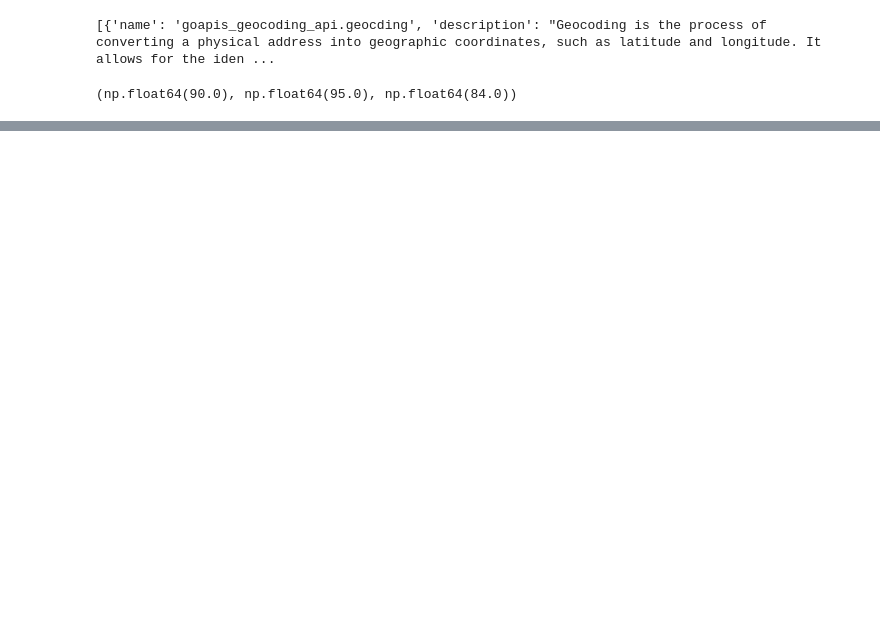
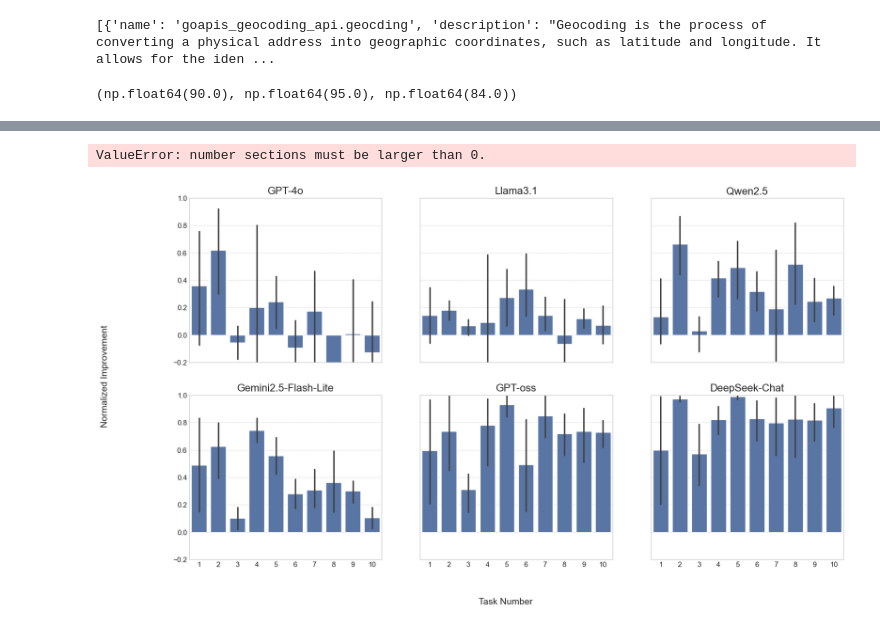
Before and after one commit to j-sneh/thesis-experiments, a Jupyter notebook: cleaner-analysis.ipynb, the cells around one changed output, grey strips where cells are left out. Drawn from its saved outputs; the diff is of its cells as text; code cells hidden in the pictures; blank space fills up the shorter version.

```diff
--- a/cleaner-analysis.ipynb
+++ b/cleaner-analysis.ipynb
@@ -607 +729,52 @@ def plot_all_selection_rates(path, info_string=""):
+# %%
+import matplotlib.pyplot as plt
+
+# --- Create the 2x3 subplot grid ---
+# We'll share both x and y axes for a cleaner look
+fig, axes = plt.subplots(nrows=2, ncols=3, figsize=(18, 10), sharey=True, sharex=True)
+axes_flat = axes.flatten()
+
+# --- Loop through models and plot on each subplot ---
+for i, model_name in enumerate(models):
+    ax = axes_flat[i]
+    df = model_dfs[model_name]
+    # Pass the updated plot_improvement_barchart function
+    plot_improvement_barchart(df, ax, cluster_range=(1, 10), info_string=model_name)
+
+    # Remove individual labels and the legend from each subplot
+    ax.set(xlabel=None, ylabel=None)
+    if ax.get_legend() is not None:
+        ax.get_legend().remove()
+
+# --- Finalize the figure for publication ---
+fig.supylabel('Normalized Improvement', fontsize=14)
+fig.supxlabel('Task Number', fontsize=14)
+
+# --- Create a shared, horizontal legend at the bottom ---
+# handles, labels = axes_flat[0].get_legend_handles_labels()
+# unique_legend_items = dict(zip(labels, handles))
+
+
+# fig.legend(unique_legend_items.values(), unique_legend_items.keys(),
+#            title='Tool Index',
+#            # Change loc to anchor from the top of the legend
+#            loc='upper center',
+#            # Position the legend's top edge just below the plots
+#            bbox_to_anchor=(0.5, 0.01),
+#            ncol=len(unique_legend_items), # Make the legend horizontal
+#            fontsize=11)
+
+# --- Adjust subplot layout to make room for labels and legend ---
+# This is the key step to prevent overlap.
+# You can tweak these values to get the spacing just right.
+# left: space for supylabel
+# bottom: space for supxlabel and the legend
+plt.subplots_adjust(left=0.05, bottom=0.05, right=0.98, top=0.93, wspace=0.1, hspace=0.15)
+
+
+# plt.savefig("model_comparison_grid.pdf", format='pdf', dpi=300, bbox_inches='tight')
+plt.show()
+# %% [output]
+ValueError: number sections must be larger than 0.
+[figure, added]
 # %%
```
Also changed, not shown: parts of 5 cells of this notebook.
